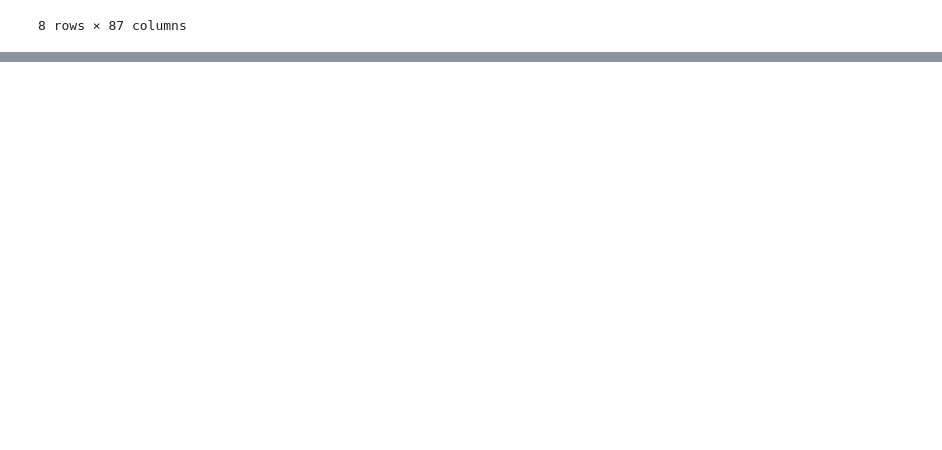
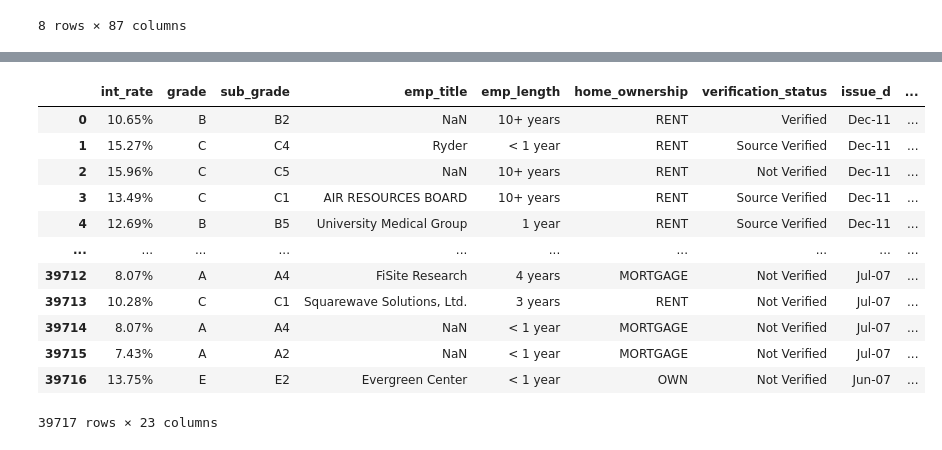
Before and after one commit to cyberpirate92/lending-club-case-study, a Jupyter notebook: Lending Club Case Study.ipynb, the cells around one changed output, grey strips where cells are left out. Cells and saved outputs as stored; diff of their text form; code cells hidden in the pictures; blank space fills up the shorter version.

```diff
--- a/Lending Club Case Study.ipynb
+++ b/Lending Club Case Study.ipynb
@@ -133,0 +95,2 @@ loan_data_cleaned.select_dtypes('object')
+# %%
+loan_data.term = loan_data.term.apply(lambda x: int(x.strip().split(" ")[0]))
@@ -133,0 +107,16 @@ loan_data_cleaned.select_dtypes('object')
+# %%
+loan_data.select_dtypes('object')
+# %% [output]
+|  | int_rate | grade | sub_grade | emp_title | emp_length | home_ownership | verification_status | issue_d | ... |
+| 0 | 10.65% | B | B2 | NaN | 10+ years | RENT | Verified | Dec-11 | ... |
+| 1 | 15.27% | C | C4 | Ryder | < 1 year | RENT | Source Verified | Dec-11 | ... |
+| 2 | 15.96% | C | C5 | NaN | 10+ years | RENT | Not Verified | Dec-11 | ... |
+| 3 | 13.49% | C | C1 | AIR RESOURCES BOARD | 10+ years | RENT | Source Verified | Dec-11 | ... |
+| 4 | 12.69% | B | B5 | University Medical Group | 1 year | RENT | Source Verified | Dec-11 | ... |
+| ... | ... | ... | ... | ... | ... | ... | ... | ... | ... |
+| 39712 | 8.07% | A | A4 | FiSite Research | 4 years | MORTGAGE | Not Verified | Jul-07 | ... |
+| 39713 | 10.28% | C | C1 | Squarewave Solutions, Ltd. | 3 years | RENT | Not Verified | Jul-07 | ... |
+| 39714 | 8.07% | A | A4 | NaN | < 1 year | MORTGAGE | Not Verified | Jul-07 | ... |
+| 39715 | 7.43% | A | A2 | NaN | < 1 year | MORTGAGE | Not Verified | Jul-07 | ... |
+| 39716 | 13.75% | E | E2 | Evergreen Center | < 1 year | OWN | Not Verified | Jun-07 | ... |
+39717 rows × 23 columns
```
Also changed, not shown: parts of 16 cells of this notebook.
